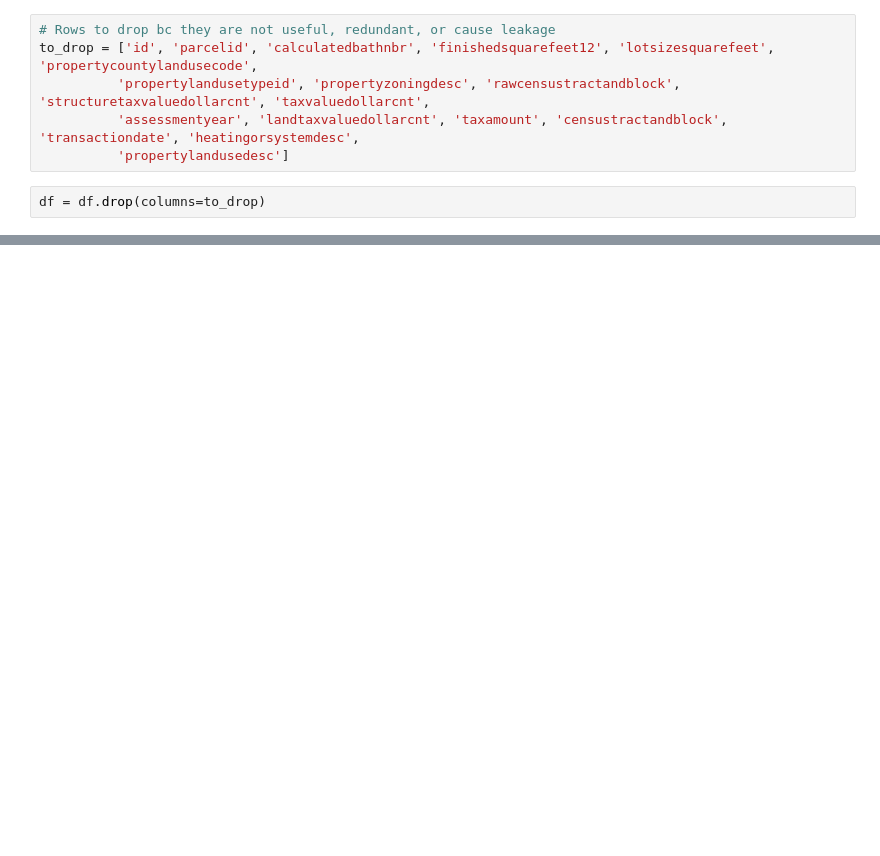
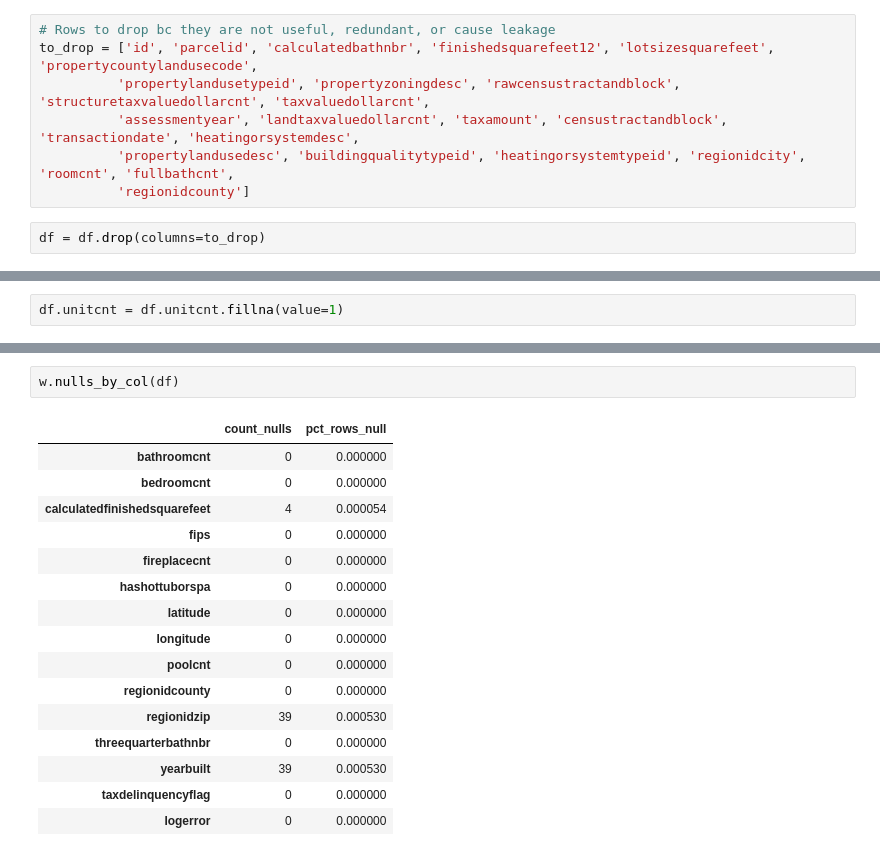
Before and after one commit to watermanbrandyn/clustering_project, a Jupyter notebook: zillow_notebook.ipynb, the cells around one changed output, grey strips where cells are left out. Saved outputs shown, nothing was run; the diff lists cells and outputs as text; blank space fills up the shorter version.

```diff
--- a/zillow_notebook.ipynb
+++ b/zillow_notebook.ipynb
@@ -157,7 +157,8 @@ memory usage: 22.5+ MB
 to_drop = ['id', 'parcelid', 'calculatedbathnbr', 'finishedsquarefeet12', 'lotsizesquarefeet', 'propertycountylandusecode',
           'propertylandusetypeid', 'propertyzoningdesc', 'rawcensustractandblock', 'structuretaxvaluedollarcnt', 'taxvaluedollarcnt',
           'assessmentyear', 'landtaxvaluedollarcnt', 'taxamount', 'censustractandblock', 'transactiondate', 'heatingorsystemdesc',
-          'propertylandusedesc']
+          'propertylandusedesc', 'buildingqualitytypeid', 'heatingorsystemtypeid', 'regionidcity', 'roomcnt', 'fullbathcnt',
+          'regionidcounty']
 # %%
 df = df.drop(columns=to_drop)
 # %%
@@ -186,0 +198,2 @@ memory usage: 12.4+ MB
+# %%
+df.unitcnt = df.unitcnt.fillna(value=1)
@@ -186,0 +245,19 @@ memory usage: 12.4+ MB
+# %%
+w.nulls_by_col(df)
+# %% [output]
+|  | count_nulls | pct_rows_null |
+| bathroomcnt | 0 | 0.000000 |
+| bedroomcnt | 0 | 0.000000 |
+| calculatedfinishedsquarefeet | 4 | 0.000054 |
+| fips | 0 | 0.000000 |
+| fireplacecnt | 0 | 0.000000 |
+| hashottuborspa | 0 | 0.000000 |
+| latitude | 0 | 0.000000 |
+| longitude | 0 | 0.000000 |
+| poolcnt | 0 | 0.000000 |
+| regionidcounty | 0 | 0.000000 |
+| regionidzip | 39 | 0.000530 |
+| threequarterbathnbr | 0 | 0.000000 |
+| yearbuilt | 39 | 0.000530 |
+| taxdelinquencyflag | 0 | 0.000000 |
+| logerror | 0 | 0.000000 |
```
Also changed, not shown: parts of 38 cells of this notebook.
